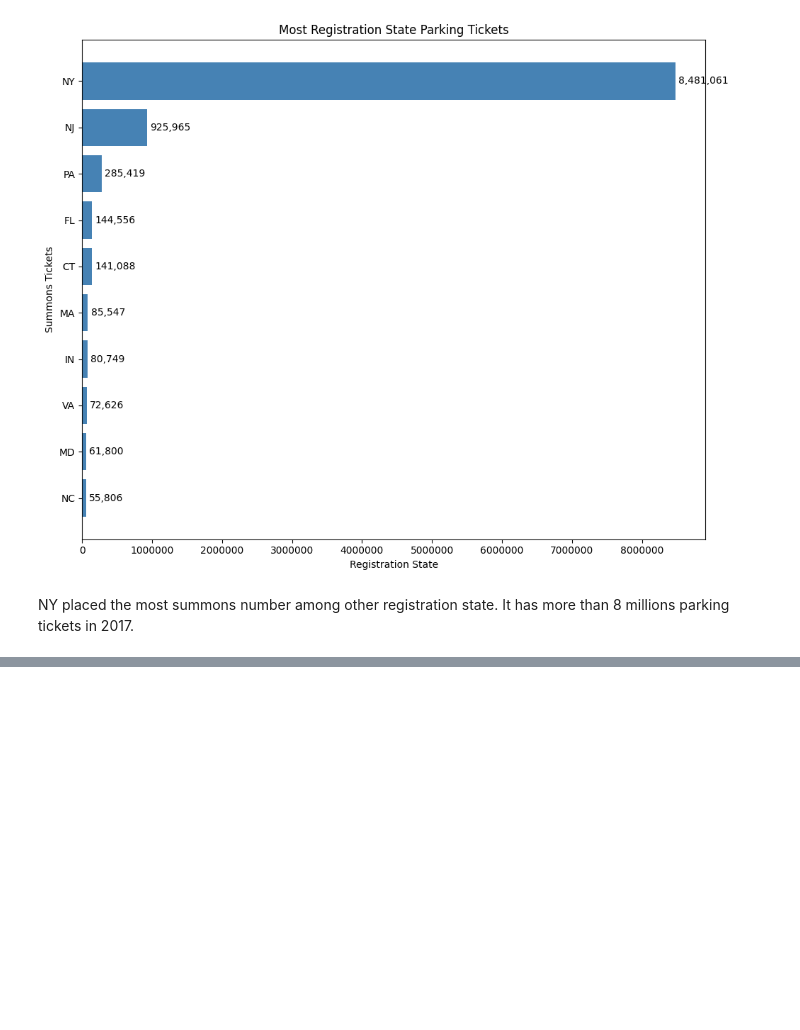
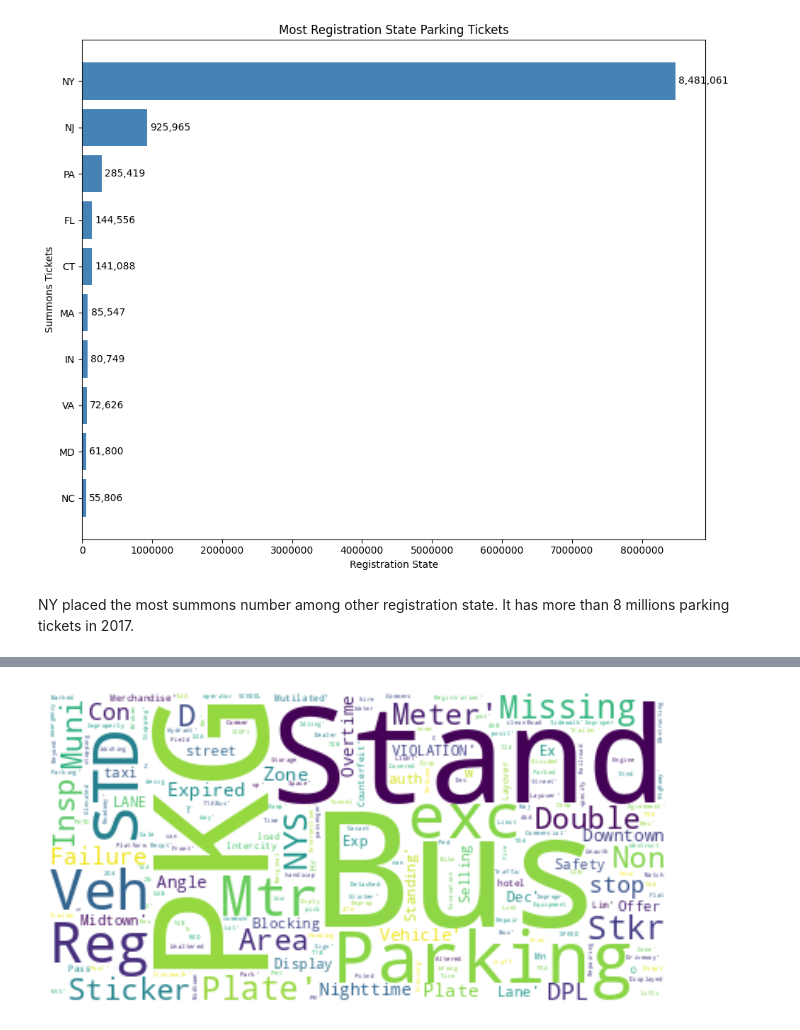
Before and after one commit to Ichsan4Fa/NYC-Parking-Tickets-Analysis, a Jupyter notebook: nyc-parking-tickets.ipynb, the cells around one changed output, grey strips where cells are left out. Saved outputs shown, nothing was run; the diff lists cells and outputs as text; code cells hidden in the pictures; blank space fills up the shorter version.

Commit message:
Kaggle Notebook | NYC-Parking-Tickets | Version 5

```diff
--- a/nyc-parking-tickets.ipynb
+++ b/nyc-parking-tickets.ipynb
@@ -158,3 +175,6 @@ plt.show()
 [figure]
 # %% [markdown]
 NY placed the most summons number among other registration state. It has more than 8 millions parking tickets in 2017.
+# %%
+tickets_desc = str(df_2017['Violation Description'].unique())
+print(tickets_desc)
@@ -160,0 +199,14 @@ NY placed the most summons number among other registration state. It has more th
+# %%
+stopwords = set(STOPWORDS)
+violation_wc = WordCloud(
+    background_color='white',
+    max_words=2000,
+    stopwords=stopwords
+)
+violation_wc.generate(tickets_desc)
+plt.figure(figsize = (8,6))
+plt.imshow(violation_wc, interpolation='bilinear')
+plt.axis('off')
+plt.show()
+# %% [output]
+[figure, added]
```
Also changed, not shown: parts of 5 cells of this notebook.
